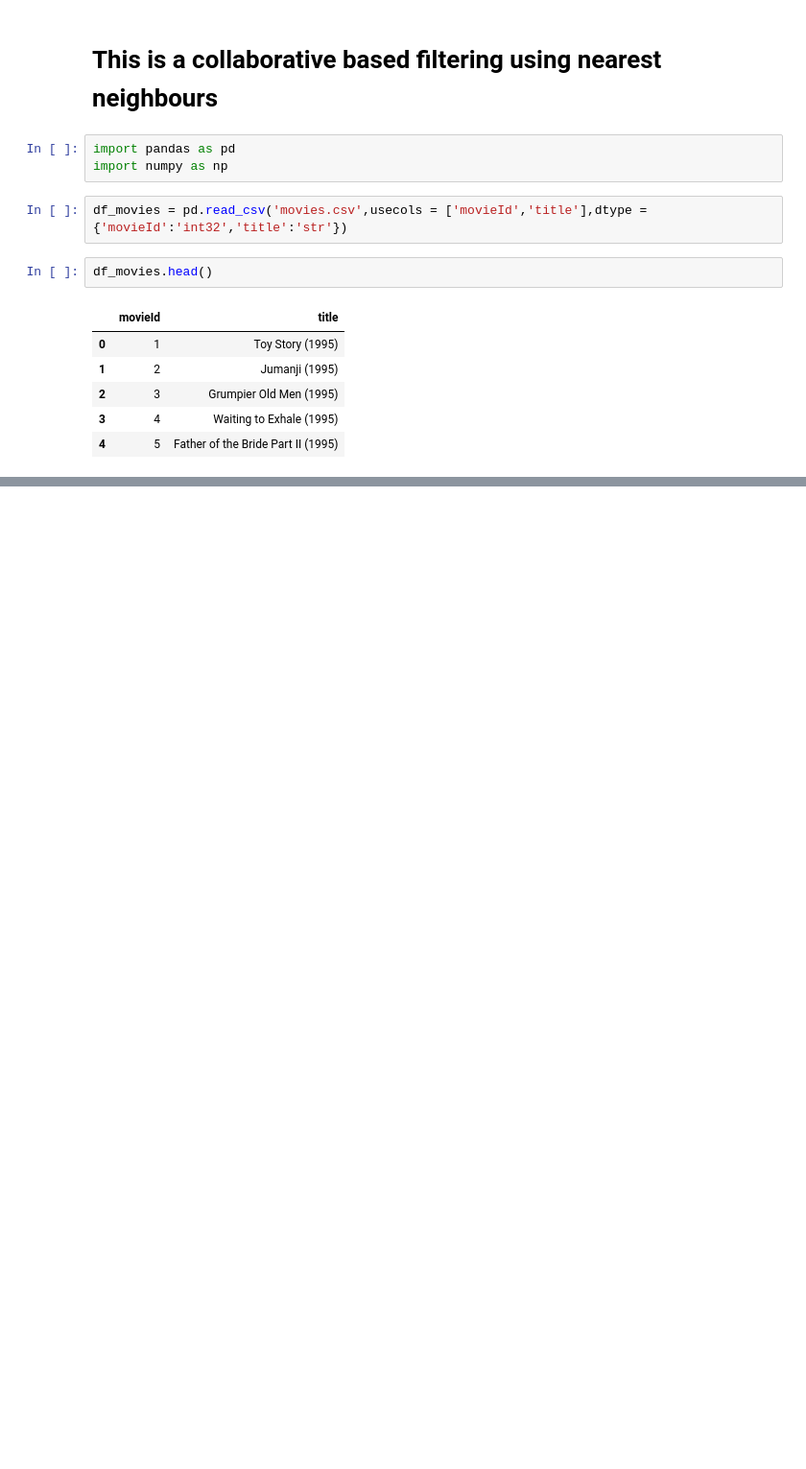
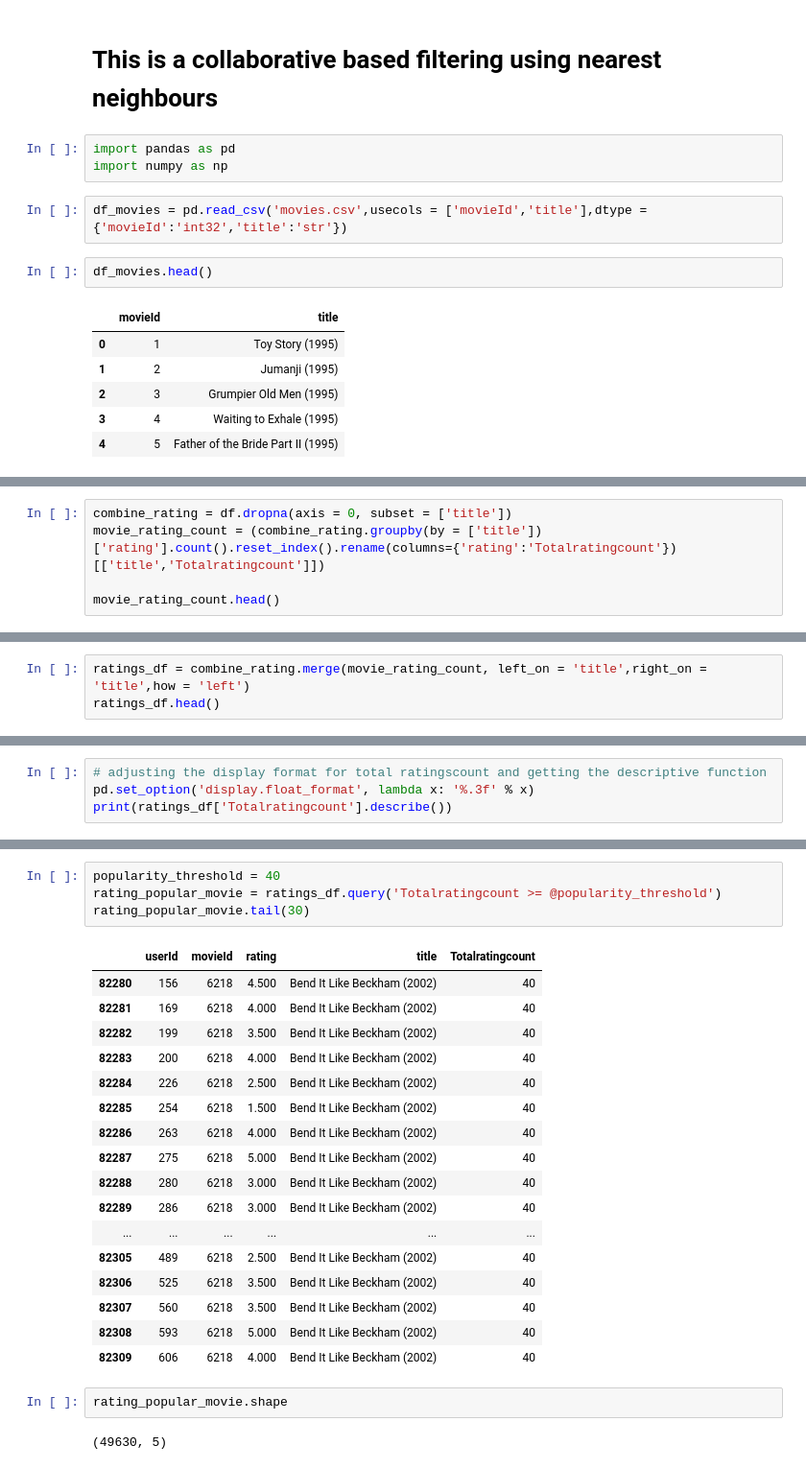
Before and after one commit to drigger091/Recomendation_engine_tryout, a Jupyter notebook: using k_nearest neighbours/engine.ipynb, the cells around one changed output, grey strips where cells are left out. Shown at 96% size. Saved outputs shown, nothing was run; the diff lists cells and outputs as text; blank space fills up the shorter version.

```diff
--- a/using k_nearest neighbours/engine.ipynb
+++ b/using k_nearest neighbours/engine.ipynb
@@ -36,0 +37,6 @@ df.head()
+# %%
+combine_rating = df.dropna(axis = 0, subset = ['title'])
+movie_rating_count = (combine_rating.groupby(by = ['title'])['rating'].count().reset_index().rename(columns={'rating':'Totalratingcount'})
+[['title','Totalratingcount']])
+
+movie_rating_count.head()
@@ -36,0 +52,3 @@ df.head()
+# %%
+ratings_df = combine_rating.merge(movie_rating_count, left_on = 'title',right_on = 'title',how = 'left')
+ratings_df.head()
@@ -36,0 +62,4 @@ df.head()
+# %%
+# adjusting the display format for total ratingscount and getting the descriptive function
+pd.set_option('display.float_format', lambda x: '%.3f' % x)
+print(ratings_df['Totalratingcount'].describe())
@@ -36,0 +78,26 @@ df.head()
+# %%
+popularity_threshold = 40
+rating_popular_movie = ratings_df.query('Totalratingcount >= @popularity_threshold')
+rating_popular_movie.tail(30)
+# %% [output]
+|  | userId | movieId | rating | title | Totalratingcount |
+| 82280 | 156 | 6218 | 4.500 | Bend It Like Beckham (2002) | 40 |
+| 82281 | 169 | 6218 | 4.000 | Bend It Like Beckham (2002) | 40 |
+| 82282 | 199 | 6218 | 3.500 | Bend It Like Beckham (2002) | 40 |
+| 82283 | 200 | 6218 | 4.000 | Bend It Like Beckham (2002) | 40 |
+| 82284 | 226 | 6218 | 2.500 | Bend It Like Beckham (2002) | 40 |
+| 82285 | 254 | 6218 | 1.500 | Bend It Like Beckham (2002) | 40 |
+| 82286 | 263 | 6218 | 4.000 | Bend It Like Beckham (2002) | 40 |
+| 82287 | 275 | 6218 | 5.000 | Bend It Like Beckham (2002) | 40 |
+| 82288 | 280 | 6218 | 3.000 | Bend It Like Beckham (2002) | 40 |
+| 82289 | 286 | 6218 | 3.000 | Bend It Like Beckham (2002) | 40 |
+| ... | ... | ... | ... | ... | ... |
+| 82305 | 489 | 6218 | 2.500 | Bend It Like Beckham (2002) | 40 |
+| 82306 | 525 | 6218 | 3.500 | Bend It Like Beckham (2002) | 40 |
+| 82307 | 560 | 6218 | 3.500 | Bend It Like Beckham (2002) | 40 |
+| 82308 | 593 | 6218 | 5.000 | Bend It Like Beckham (2002) | 40 |
+| 82309 | 606 | 6218 | 4.000 | Bend It Like Beckham (2002) | 40 |
+# %%
+rating_popular_movie.shape
+# %% [output]
+(49630, 5)
```
Also changed, not shown: parts of 18 cells of this notebook.
